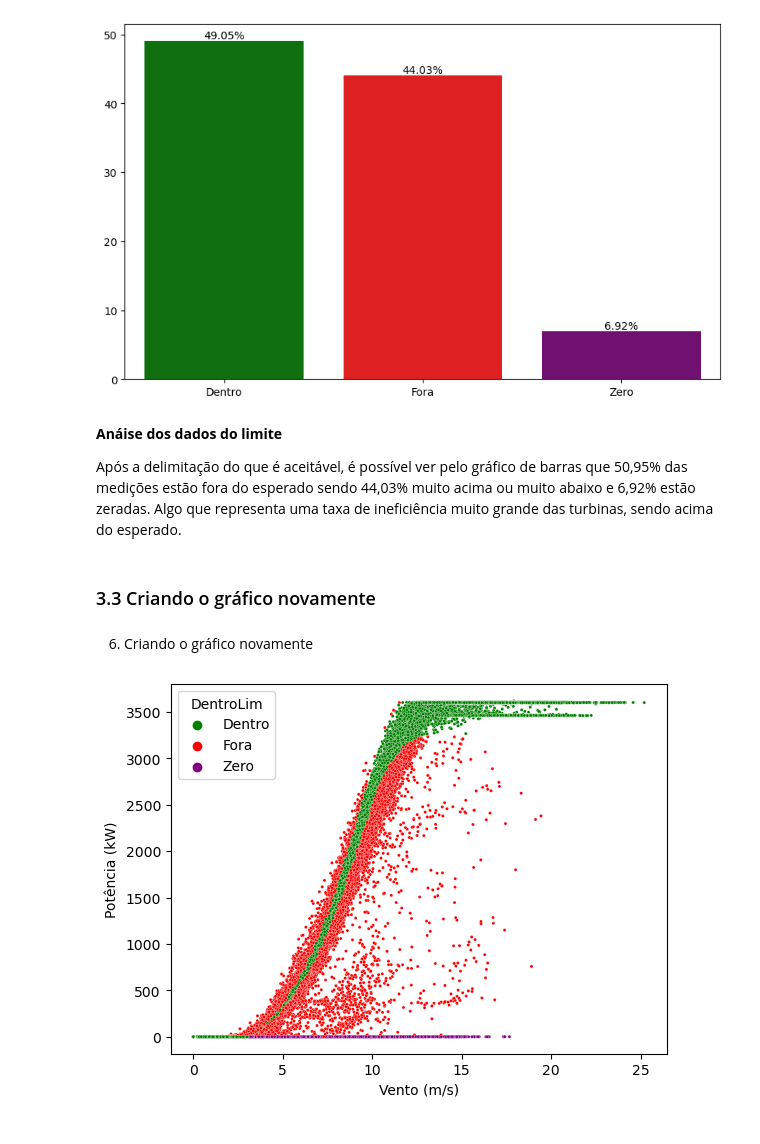
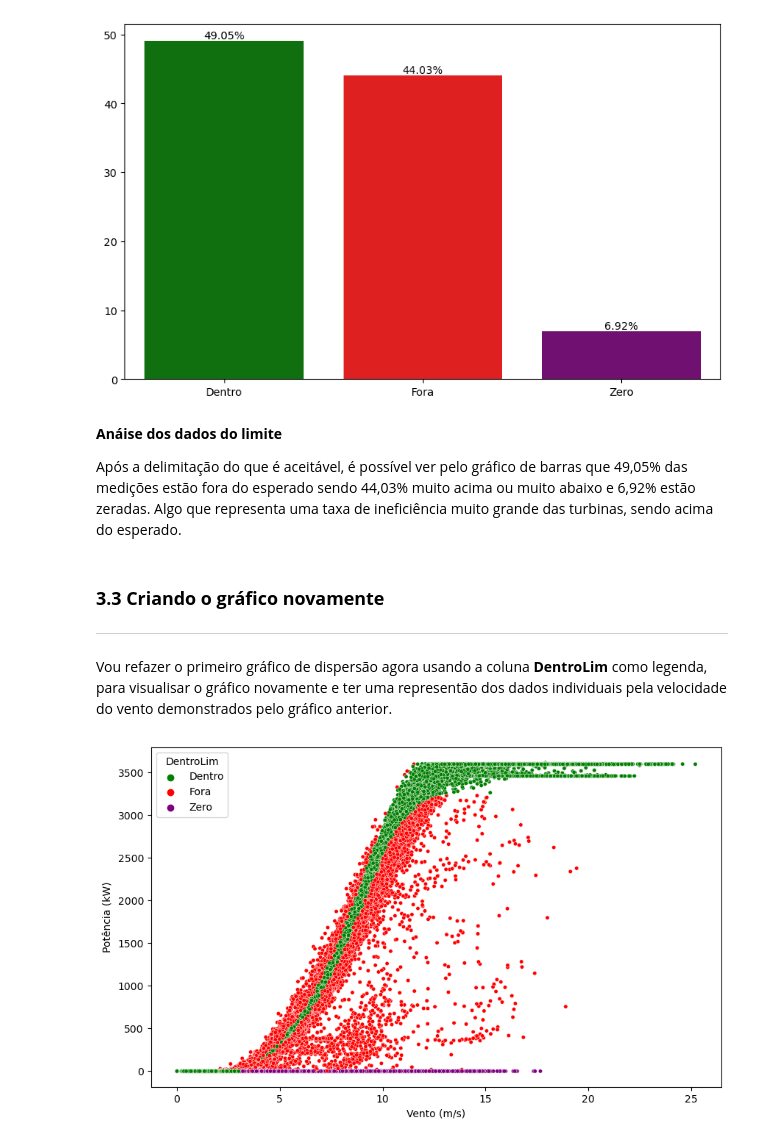
Before and after one commit to EduarAmaral/analisedados, a Jupyter notebook: EnergiaSolar.ipynb, the cells around one changed output. Saved outputs shown, nothing was run; the diff lists cells and outputs as text; code cells hidden in the pictures.

```diff
--- a/EnergiaSolar.ipynb
+++ b/EnergiaSolar.ipynb
@@ -117,7 +118,7 @@ Para quantificar quantas turbinas estão apresentando medição inadequada, vou
 # %%
 #criação da coluna DentroLim
 pot_real = Energia['Potência (kW)'].to_list()
-rpot_teorica = Energia['Curva_Teórica (KWh)'].to_list()
+pot_teorica = Energia['Curva_Teórica (KWh)'].to_list()
 pot_max = [pot * 1.05 for pot in pot_teorica]
 pot_min = [pot * 0.9 for pot in pot_teorica]
 dentro_lim = ['Dentro' if pot_max[p]>=pot>=pot_min[p]
@@ -138,13 +139,14 @@ ax = ax.bar_label(ax.containers[0], labels=porcent)
 # %% [markdown]
 **Anáise dos dados do limite**
 
-Após a delimitação do que é aceitável, é possível ver pelo gráfico de barras que 50,95% das medições estão fora do esperado sendo 44,03% muito acima ou muito abaixo e 6,92% estão zeradas. Algo que representa uma taxa de ineficiência muito grande das turbinas, sendo acima do esperado.
+Após a delimitação do que é aceitável, é possível ver pelo gráfico de barras que 49,05% das medições estão fora do esperado sendo 44,03% muito acima ou muito abaixo e 6,92% estão zeradas. Algo que representa uma taxa de ineficiência muito grande das turbinas, sendo acima do esperado.
 # %% [markdown]
-### 3.3 Criando o gráfico novamente
+### **3.3 Criando o gráfico novamente**
+---
+Vou refazer o primeiro gráfico de dispersão agora usando a coluna **DentroLim** como legenda, para visualisar o gráfico novamente e ter uma representão dos dados individuais pela velocidade do vento demonstrados pelo gráfico anterior.
-# %% [markdown]
-6. Criando o gráfico novamente
 # %%
-#cores = {'Dentro': 'Green', 'Fora': 'Red', 'Zero': 'Purple'}
-grafico = sns.scatterplot(data=Energia, x='Vento (m/s)', y='Potência (kW)', hue='DentroLim',s=5, palette=cores)
+#Gráfico de dispersão com legenda
+figure(figsize=(10, 6))
+grafico = sns.scatterplot(data=Energia, x='Vento (m/s)', y='Potência (kW)', hue='DentroLim',s=15, palette=cores)
 # %% [output]
-[figure, old version]
+[figure, new version]
```
Also changed, not shown: parts of 12 cells of this notebook.
